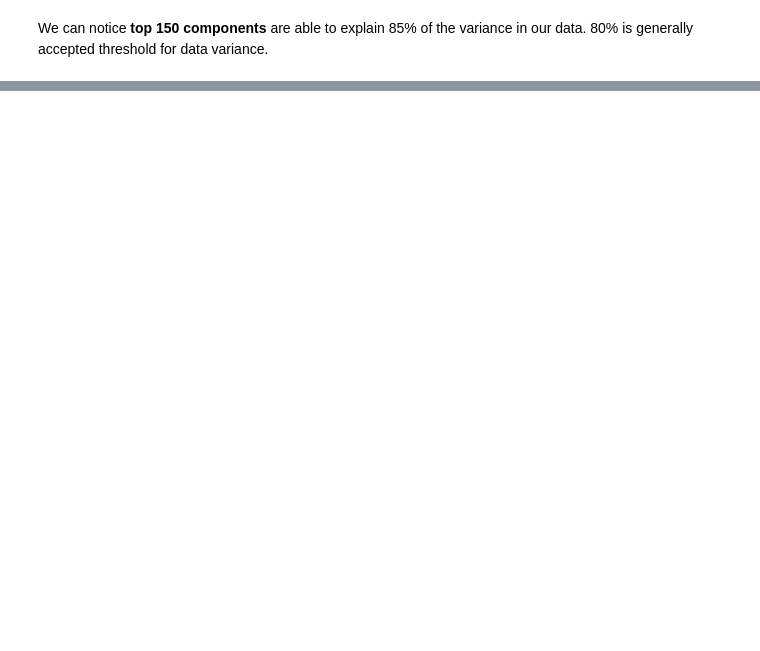
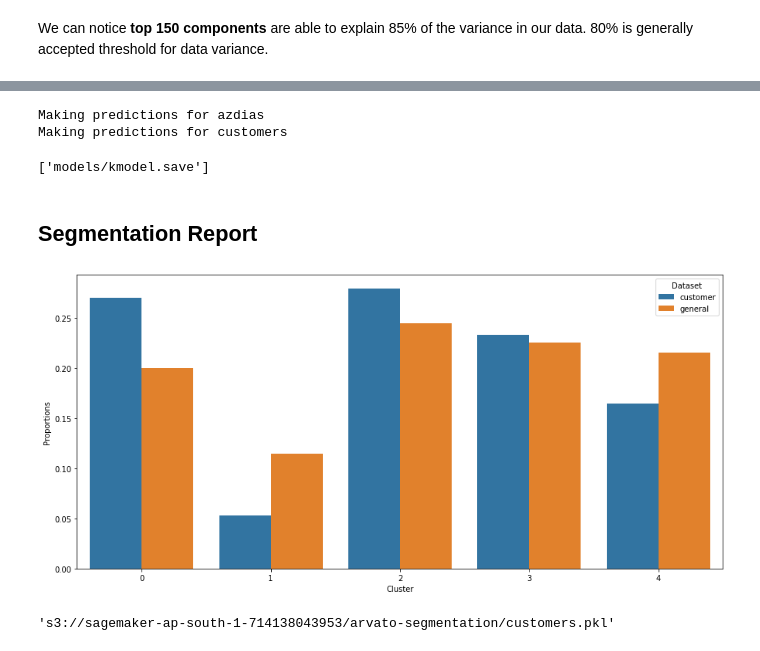
Before and after one commit to itirkaa/Arvato-Customer-Segmentation, a Jupyter notebook: 2_Customer_Segmentation_Report.ipynb, the cells around one changed output, grey strips where cells are left out. Cells and saved outputs as stored; diff of their text form; code cells hidden in the pictures; blank space fills up the shorter version.

```diff
--- a/2_Customer_Segmentation_Report.ipynb
+++ b/2_Customer_Segmentation_Report.ipynb
@@ -312,0 +247,13 @@ session.delete_endpoint(pca_predictor.endpoint)
+# %%
+print("Making predictions for azdias...")
+azdias_clusters = kmodel.predict(azdias_transformed)
+print("Making predictions for customers...")
+customers_clusters = kmodel.predict(customers_transformed)
+# %% [output]
+Making predictions for azdias
+Making predictions for customers
+# %%
+kmodel_file = 'models/kmodel.save'
+joblib.dump(kmodel, kmodel_file)
+# %% [output]
+['models/kmodel.save']
@@ -312,0 +263,26 @@ session.delete_endpoint(pca_predictor.endpoint)
+# %% [markdown]
+## Segmentation Report
+# %%
+azdias['Cluster'] = azdias_clusters
+customers['Cluster'] = customers_clusters
+# %%
+azdias_proportions = Counter(azdias['Cluster'])
+customers_proportions = Counter(customers['Cluster'])
+# %%
+for k, v in azdias_proportions.items():
+    azdias_proportions[k] = v / len(azdias)
+
+for k, v in customers_proportions.items():
+    customers_proportions[k] = v / len(customers)
+# %%
+df_props = pd.DataFrame(columns=["Dataset", "Cluster", "Proportions", 'Difference'])
+for k, v in customers_proportions.items():
+    df_props = df_props.append({"Dataset" : "customer", "Cluster": k, "Proportions": v}, ignore_index=True)
+
+for k, v in azdias_proportions.items():
+    df_props = df_props.append({"Dataset" : "general", "Cluster": k, "Proportions": v}, ignore_index=True)
+# %%
+fig = plt.figure(figsize=(15,7))
+sns.barplot(x="Cluster", y="Proportions", hue="Dataset", data=df_props);
+# %% [output]
+[figure, added]
@@ -312,0 +302,6 @@ session.delete_endpoint(pca_predictor.endpoint)
+# %%
+# Uploading to S3
+session.upload_data(os.path.join(data_dir, 'azdias.pkl'), key_prefix=prefix)
+session.upload_data(os.path.join(data_dir, 'customers.pkl'), key_prefix=prefix)
+# %% [output]
+'s3://sagemaker-ap-south-1-714138043953/arvato-segmentation/customers.pkl'
```
Also changed, not shown: parts of 47 cells of this notebook.
